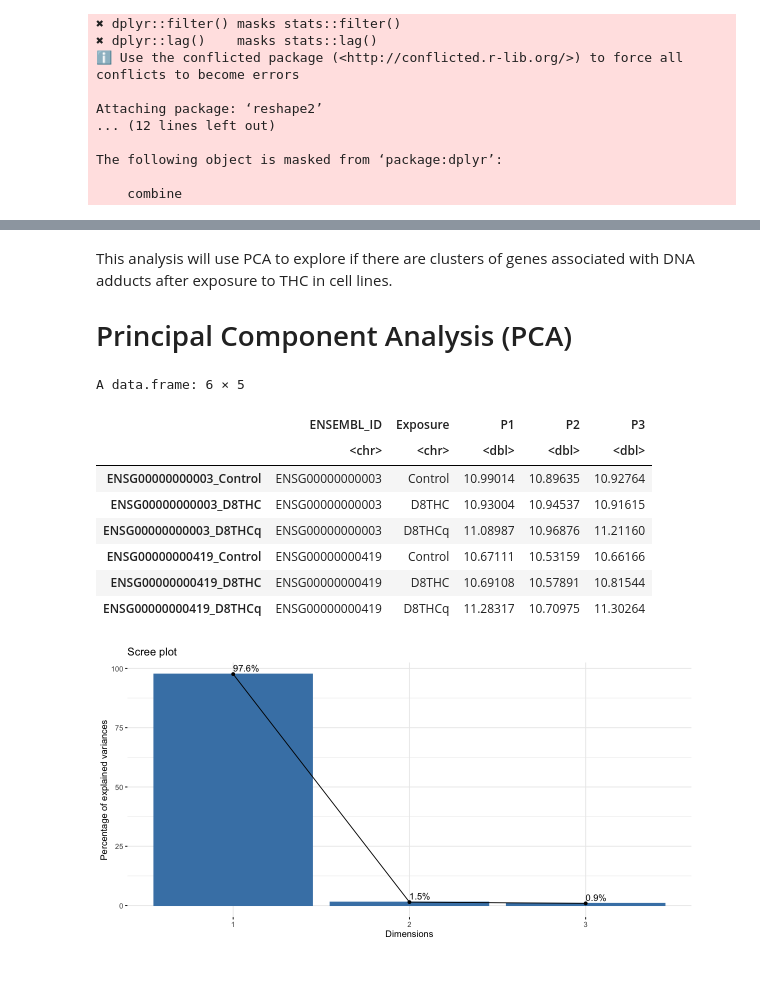
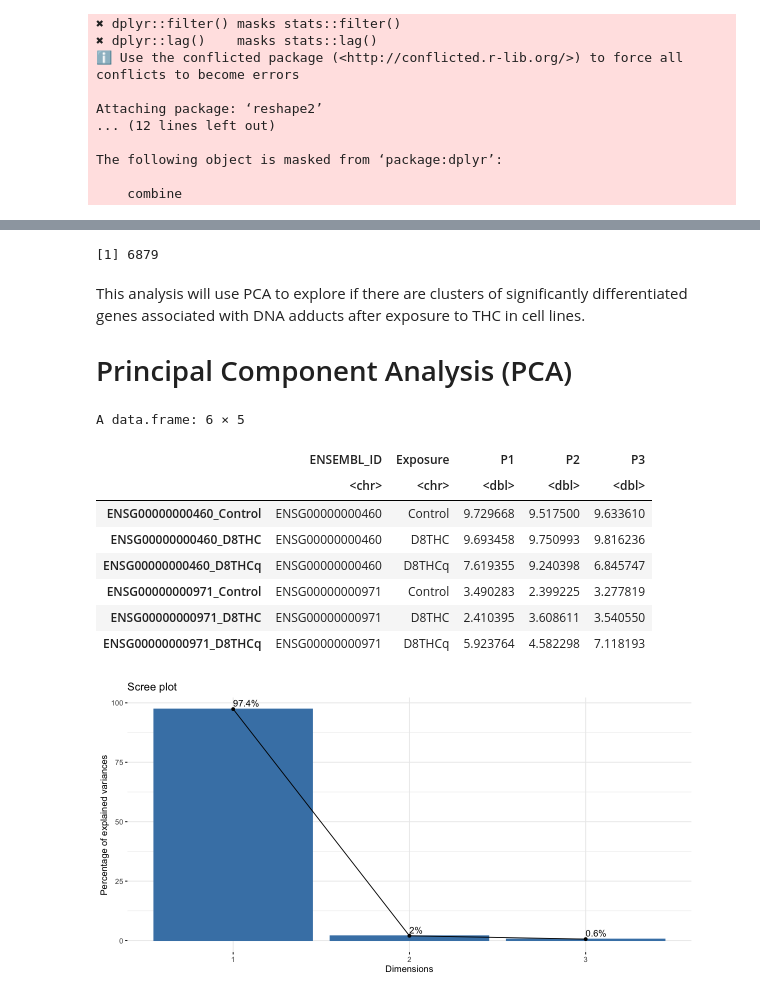
Before and after one commit to UNC-CEMALB/P1016.-THC-RNASeq-Adducts, a Jupyter notebook: 2. Cluster Analysis/Cluster Analysis.ipynb, the cells around one changed output, grey strips where cells are left out. Drawn from its saved outputs; the diff is of its cells as text; code cells hidden in the pictures.

```diff
--- a/2. Cluster Analysis/Cluster Analysis.ipynb
+++ b/2. Cluster Analysis/Cluster Analysis.ipynb
@@ -11,8 +11,8 @@ library(ggrepel)
 library(pheatmap)
 
 # reading in files
-genes_df = data.frame(read_excel("Input/log2_Normalized_THC_Genes_102226.xlsx")) #%>%
-    #column_to_rownames(var = "ENSEMBL_ID")
+genes_df = data.frame(read_excel("Input/log2_Normalized_THC_Genes_102226.xlsx"))
+results_df = data.frame(read_excel("Input/DESeq2_Results_110726.xlsx"))
 # %% [output]
 ── Attaching core tidyverse packages ──────────────────────── tidyverse 2.0.0 ──
 ✔ dplyr     1.1.4     ✔ readr     2.1.5
@@ -46,28 +56,42 @@ A data.frame: 6 × 10
+# %%
+# only retaining genes significantly differentially expressed between at least one comparison
+# total significant gene counts
+sig_genes = results_df %>%
+    # filtering for only sig genes
+    filter(P.Adj < 0.05 & log2FC > log2(1.5) | P.Adj < 0.05 & log2FC < -log2(1.5)) %>%
+    select(Gene) %>%
+    distinct() %>%
+    pull(Gene)
+
+length(sig_genes)
+# %% [output]
+[1] 6879
 # %% [markdown]
-This analysis will use PCA to explore if there are clusters of genes associated with DNA adducts after exposure to THC in cell lines.
+This analysis will use PCA to explore if there are clusters of significantly differentiated genes associated with DNA adducts after exposure to THC in cell lines.
 
 # Principal Component Analysis (PCA)
 # %%
 full_df = genes_df %>%
+    filter(ENSEMBL_ID %in% sig_genes) %>%
     pivot_longer(cols = 2:ncol(genes_df), names_to = "Sample_ID", values_to = "Value") %>%
     separate(Sample_ID, sep = "_", c("Experiment", "Exposure"), remove = TRUE) %>%
     # creating sample ids
     unite("Sample_ID", c("ENSEMBL_ID", "Exposure"), remove = FALSE) %>%
     #select(-c("Sample_No", "Experiment")) #%>%
     pivot_wider(names_from = "Experiment", values_from = "Value") %>%
     column_to_rownames(var = "Sample_ID")
 
 head(full_df)
 # %% [output]
 A data.frame: 6 × 5
 |  | ENSEMBL_ID | Exposure | P1 | P2 | P3 |
 |  | <chr> | <chr> | <dbl> | <dbl> | <dbl> |
-| ENSG00000000003_Control | ENSG00000000003 | Control | 10.99014 | 10.89635 | 10.92764 |
-| ENSG00000000003_D8THC | ENSG00000000003 | D8THC | 10.93004 | 10.94537 | 10.91615 |
-| ENSG00000000003_D8THCq | ENSG00000000003 | D8THCq | 11.08987 | 10.96876 | 11.21160 |
-| ENSG00000000419_Control | ENSG00000000419 | Control | 10.67111 | 10.53159 | 10.66166 |
-| ENSG00000000419_D8THC | ENSG00000000419 | D8THC | 10.69108 | 10.57891 | 10.81544 |
-| ENSG00000000419_D8THCq | ENSG00000000419 | D8THCq | 11.28317 | 10.70975 | 11.30264 |
+| ENSG00000000460_Control | ENSG00000000460 | Control | 9.729668 | 9.517500 | 9.633610 |
+| ENSG00000000460_D8THC | ENSG00000000460 | D8THC | 9.693458 | 9.750993 | 9.816236 |
+| ENSG00000000460_D8THCq | ENSG00000000460 | D8THCq | 7.619355 | 9.240398 | 6.845747 |
+| ENSG00000000971_Control | ENSG00000000971 | Control | 3.490283 | 2.399225 | 3.277819 |
+| ENSG00000000971_D8THC | ENSG00000000971 | D8THC | 2.410395 | 3.608611 | 3.540550 |
+| ENSG00000000971_D8THCq | ENSG00000000971 | D8THCq | 5.923764 | 4.582298 | 7.118193 |
 # %%
 # running pca
 genes_pca = prcomp(full_df[,3:5], scale = TRUE, center = TRUE)
```
Also changed, not shown: parts of 6 cells of this notebook.
